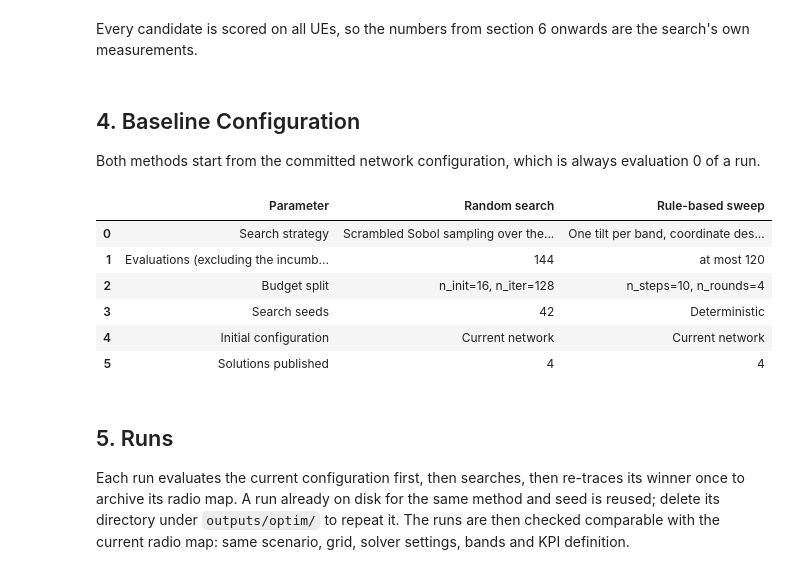
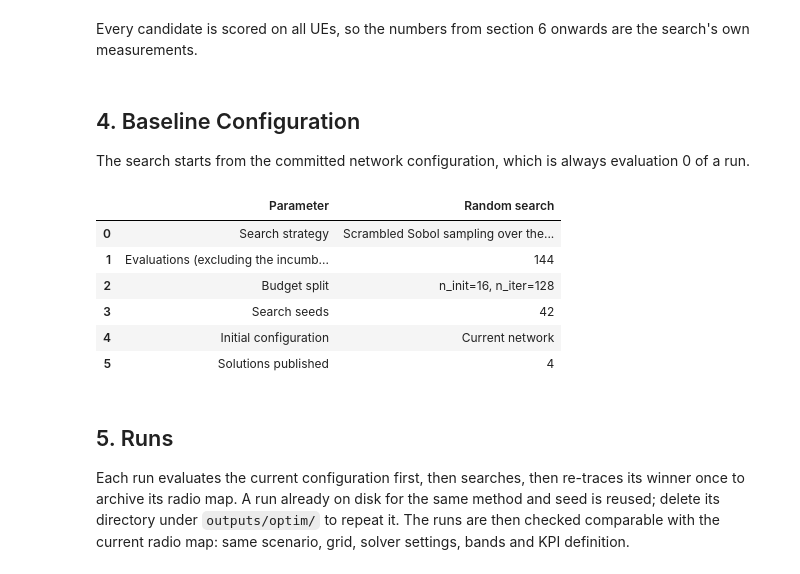
Before and after one commit to NguyenVu04/band-tilt, a Jupyter notebook: notebooks/03a_baseline.ipynb, the cells around one changed output. Cells and saved outputs as stored; diff of their text form; code cells hidden in the pictures.

```diff
--- a/notebooks/03a_baseline.ipynb
+++ b/notebooks/03a_baseline.ipynb
@@ -212,52 +205,43 @@ Every candidate is scored on all UEs, so the numbers from section 6 onwards are
 # %% [markdown]
 ## 4. Baseline Configuration
 
-Both methods start from the committed network configuration, which is always evaluation 0 of a run.
+The search starts from the committed network configuration, which is always evaluation 0 of a run.
 # %%
 def method_config(method):
     return load_config(overrides=[f"optim/method={method}", *CONFIG_OVERRIDES]).optim
 
 
-random_cfg, rule_cfg = method_config("random"), method_config("rule")
-n_band = len(space.band_names)
+random_cfg = method_config("random")
 budgets = pd.DataFrame(
     {
         "Parameter": [
             "Search strategy",
             "Evaluations (excluding the incumbent)",
             "Budget split",
             "Search seeds",
             "Initial configuration",
             "Solutions published",
         ],
         label("random"): [
             "Scrambled Sobol sampling over the tilt box",
             int(random_cfg.method.budget.n_init) + int(random_cfg.method.budget.n_iter),
             f"n_init={random_cfg.method.budget.n_init}, n_iter={random_cfg.method.budget.n_iter}",
             ", ".join(map(str, SEEDS)),
             "Current network",
             int(random_cfg.n_solutions),
         ],
-        label("rule"): [
-            "One tilt per band, coordinate descent",
-            f"at most {n_band * int(rule_cfg.method.n_steps) * int(rule_cfg.method.n_rounds)}",
-            f"n_steps={rule_cfg.method.n_steps}, n_rounds={rule_cfg.method.n_rounds}",
-            "Deterministic",
-            "Current network",
-            int(rule_cfg.n_solutions),
-        ],
     }
 )
 save_table(budgets, "baseline_configuration")
 budgets
 # %% [output]
-|  | Parameter | Random search | Rule-based sweep |
-| 0 | Search strategy | Scrambled Sobol sampling over the... | One tilt per band, coordinate des... |
-| 1 | Evaluations (excluding the incumb... | 144 | at most 120 |
-| 2 | Budget split | n_init=16, n_iter=128 | n_steps=10, n_rounds=4 |
-| 3 | Search seeds | 42 | Deterministic |
-| 4 | Initial configuration | Current network | Current network |
-| 5 | Solutions published | 4 | 4 |
+|  | Parameter | Random search |
+| 0 | Search strategy | Scrambled Sobol sampling over the... |
+| 1 | Evaluations (excluding the incumb... | 144 |
+| 2 | Budget split | n_init=16, n_iter=128 |
+| 3 | Search seeds | 42 |
+| 4 | Initial configuration | Current network |
+| 5 | Solutions published | 4 |
 # %% [markdown]
 ## 5. Runs
 
```
Also changed, not shown: parts of 22 cells of this notebook, 34 other files.
